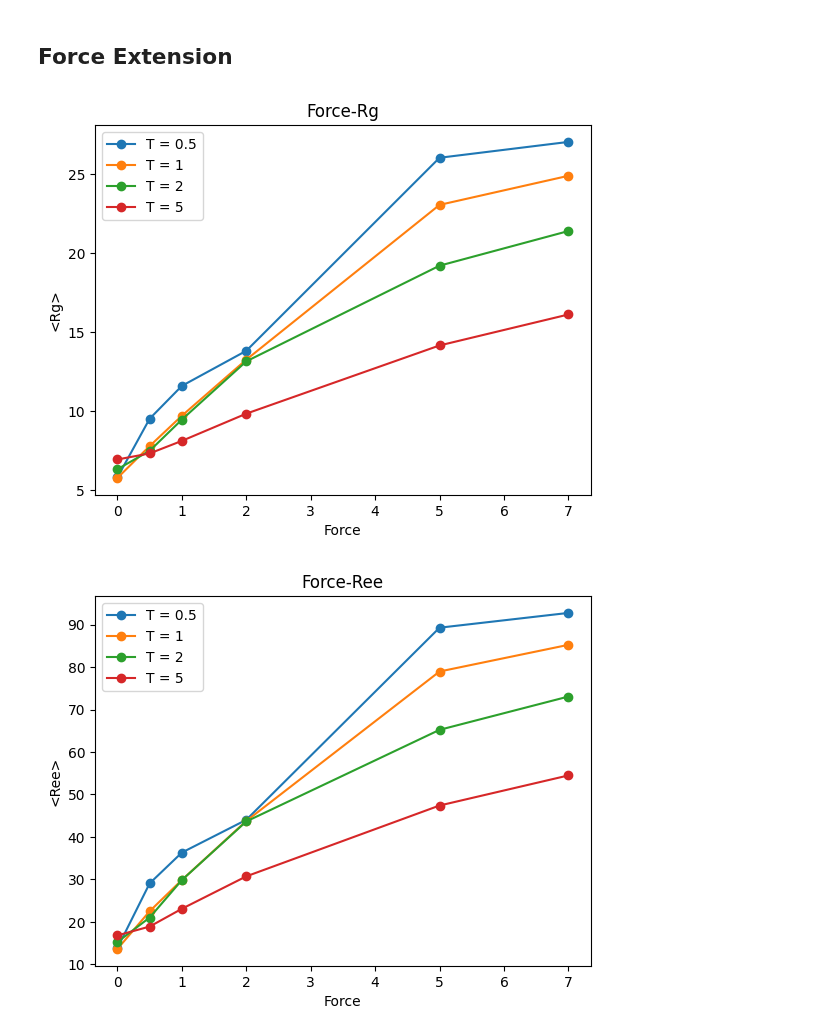
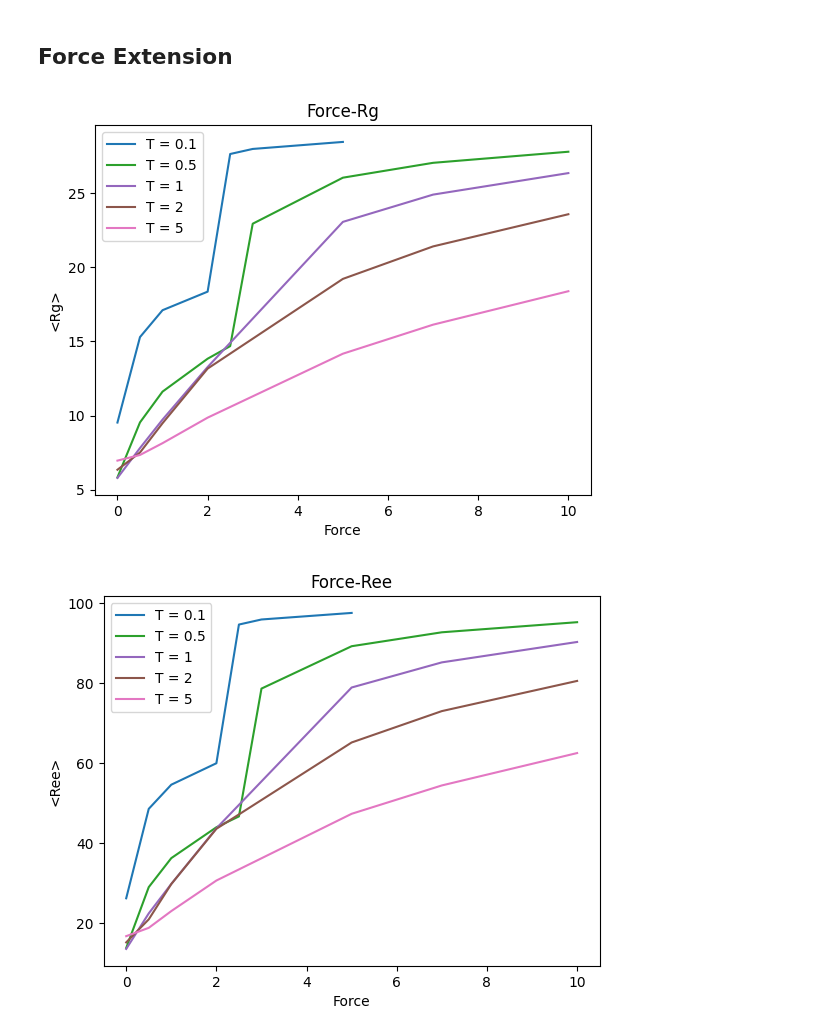
Before and after one commit to VagrantHyp/Code, a Jupyter notebook: Block50.ipynb, the cells around one changed output. Cells and saved outputs as stored; diff of their text form; code cells hidden in the pictures.

Commit message:
Assign Color to temperatures

```diff
--- a/Block50.ipynb
+++ b/Block50.ipynb
@@ -86,7 +103,7 @@ Use temporary mean starting halfway
 # %% [markdown]
 ## Tf-Extension under constant force
 # %%
-lsCGT = [CGT05,CGT1,CGT2,CGT5]
+lsCGT = [CGT01,CGT05,CGT1,CGT2,CGT5]
 forces = ms.lsForces(lsCGT)
 print(forces)
 # %% [output]
@@ -145,7 +188,7 @@ for f in forces:
         try:
             i = cgt.f.index(f)
         except ValueError:
-            tempsCopy.remove(f)
+            tempsCopy.remove(cgt.t)
             continue
         data.append(cgt.aveRg[i])
     plt.plot(tempsCopy, data, label = 'F = ' + str(f))
@@ -165,7 +208,7 @@ for f in forces:
         try:
             i = cgt.f.index(f)
         except ValueError:
-            tempsCopy.remove(f)
+            tempsCopy.remove(cgt.t)
             continue
         data.append(cgt.aveRee[i])
     plt.plot(tempsCopy, data, label = 'F = ' + str(f))
@@ -182,7 +225,7 @@ plt.savefig('../Data/Block50/Figures/TvsRee')
 # %%
 #Rg
 for cgt in lsCGT:
-    plt.plot(cgt.f, cgt.aveRg, 'o-', label = 'T = ' + str(cgt.t))
+    plt.plot(cgt.f, cgt.aveRg, color = cgt.color, label = 'T = ' + str(cgt.t))
 
 plt.legend()
 plt.xlabel('Force')
@@ -190,19 +233,19 @@ plt.ylabel('<Rg>')
 plt.title('Force-Rg')
 plt.savefig('../Data/Block50/Figures/FvsRg')
 # %% [output]
-[figure, old version]
+[figure, new version]
 # %%
 #Ree
 for cgt in lsCGT:
-    plt.plot(cgt.f, cgt.aveRee, 'o-', label = 'T = ' + str(cgt.t))
+    plt.plot(cgt.f, cgt.aveRee, color = cgt.color, label = 'T = ' + str(cgt.t))
 
 plt.legend()
 plt.xlabel('Force')
 plt.ylabel('<Ree>')
 plt.title('Force-Ree')
 plt.savefig('../Data/Block50/Figures/FvsRee')
 # %% [output]
-[figure, old version]
+[figure, new version]
 # %%
 for cgt in lsCGT:
     force = np.array(cgt.f)
```
Also changed, not shown: parts of 27 cells of this notebook, 3 other files.
